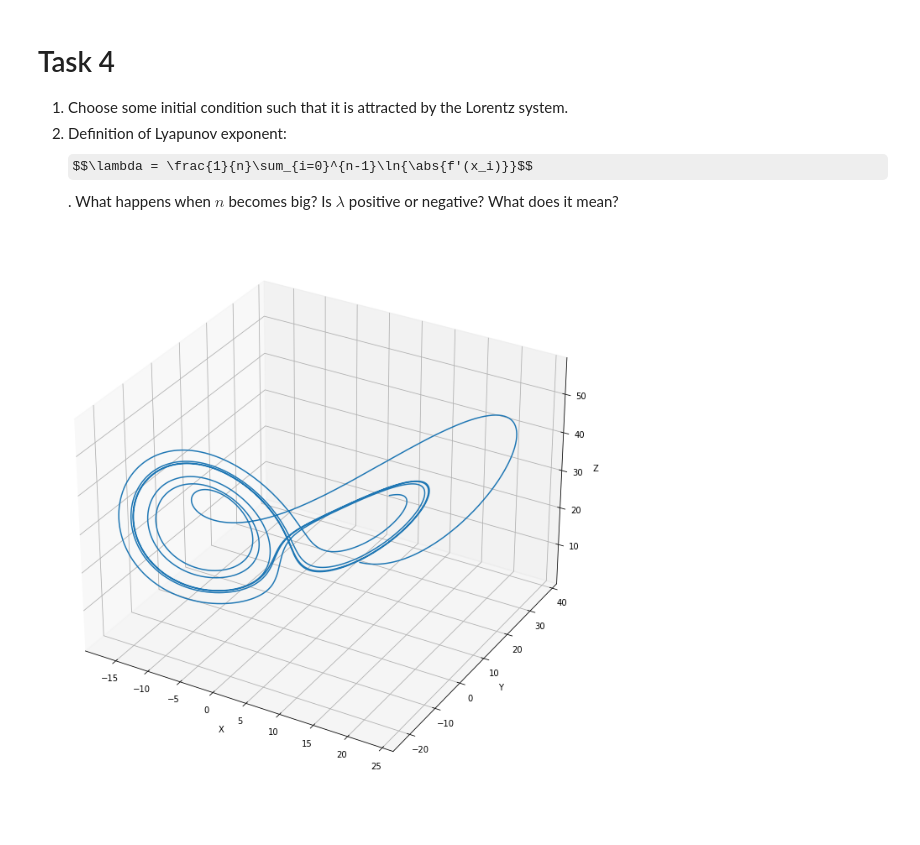
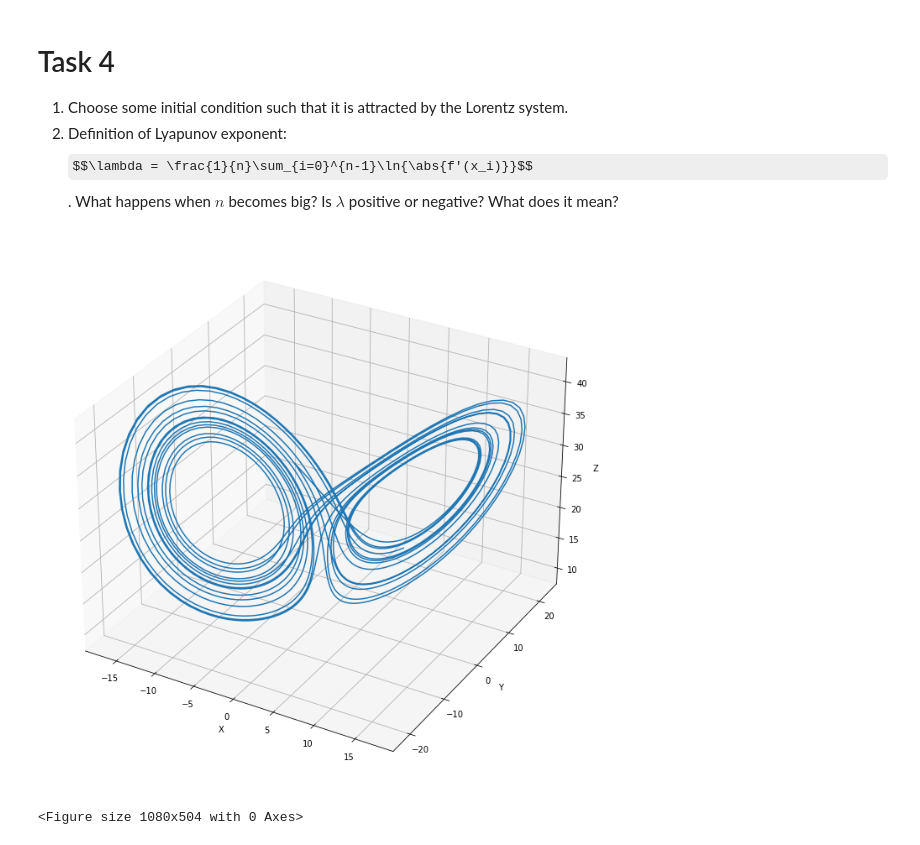
Before and after one commit to SunAndClouds/ComplexSystems, a Jupyter notebook: Lab1.ipynb, the cells around one changed output. Saved outputs shown, nothing was run; the diff lists cells and outputs as text; code cells hidden in the pictures; some formulas as TeX source.

```diff
--- a/Lab1.ipynb
+++ b/Lab1.ipynb
@@ -71,18 +71,3 @@ plt.grid()
 plt.savefig("logistic map (blue) - perturbed map (red)", bbox_inches="tight")
 # %% [output]
 [figure]
-# %%
-r, x = symbols("r, x")
-
-f0 = r*x*(1-x)
-f = r*x*(1-x)
-
-for i in range(1, 3):
-    f = f.subs(x, f0)
-    f_num = lambdify([x, r], f - x)
-
-
-#print(f)
-FP = get_root(f_num, x0=np.linspace(0,1,10), args=(3.5,))["x"].round(5)
-#np.unique(FP)
-get_root(f_num, x0=np.linspace(0,1,10), args=(3.5,))
@@ -125,12 +83,13 @@ def diff(x, r): # Derivative of the Logistic map
 
 # bifurcation parameters
 R = np.arange(*interval, accuracy)
-L = np.zeros(len(R)) # Lyapunov exponent
+L = []
 
-for i, r in enumerate(R):
+for i in tqdm(range(len(R)-len(R), len(R))):
     # Finding the x for different iterations x_i=(x1, x2, ..., xn)_i
     x = lims[i]
+    r = R[i]
     # Computing the Lyapunov exponent for some different bifurcation parameters
-    L[i] = np.log(np.abs(diff(x, r))).mean()
+    L.append(np.log(np.abs(diff(x, r))).mean())
 
-L.shape
+L = np.array(L)
@@ -271,23 +220,20 @@ plot_array_3d(state_history)
 2. Definition of Lyapunov exponent:
 $$\lambda = \frac{1}{n}\sum_{i=0}^{n-1}\ln{\abs{f'(x_i)}}$$. What happens when $n$ becomes big? Is $\lambda$ positive or negative? What does it mean?
 # %%
-eps = 0.01
-x0 = 1 + eps
-y0 = 28*x0 - 3/8*x0**3
-z0 = 3/8*x0**2
+yk = np.array([-7, 8, 26])
 
-yk = np.array([x0, y0, z0])
-
-dt = 0.001
-time = np.arange(0.0, 8.0, dt)
+dt = 0.01
+time = np.arange(0.0, 20, dt)
 state_history = []
 
 # iterate over time
 for t in time:
     state_history.append(yk)
     yk = rk4(lorenz, t, yk, dt)
 
 state_history = np.array(state_history)
 plot_array_3d(state_history)
+plt.savefig("lorenz attarctor", bbox_inches="tight")
 # %% [output]
-[figure, old version]
+[figure, new version]
+<Figure size 1080x504 with 0 Axes>
```
Also changed, not shown: parts of 5 cells of this notebook, 3 other files.
